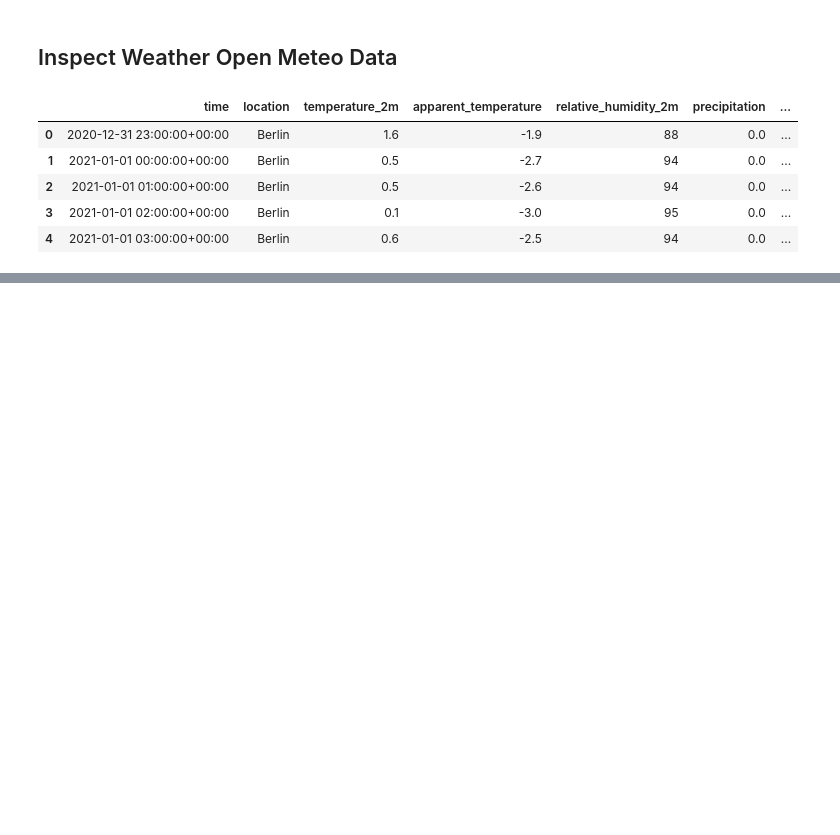
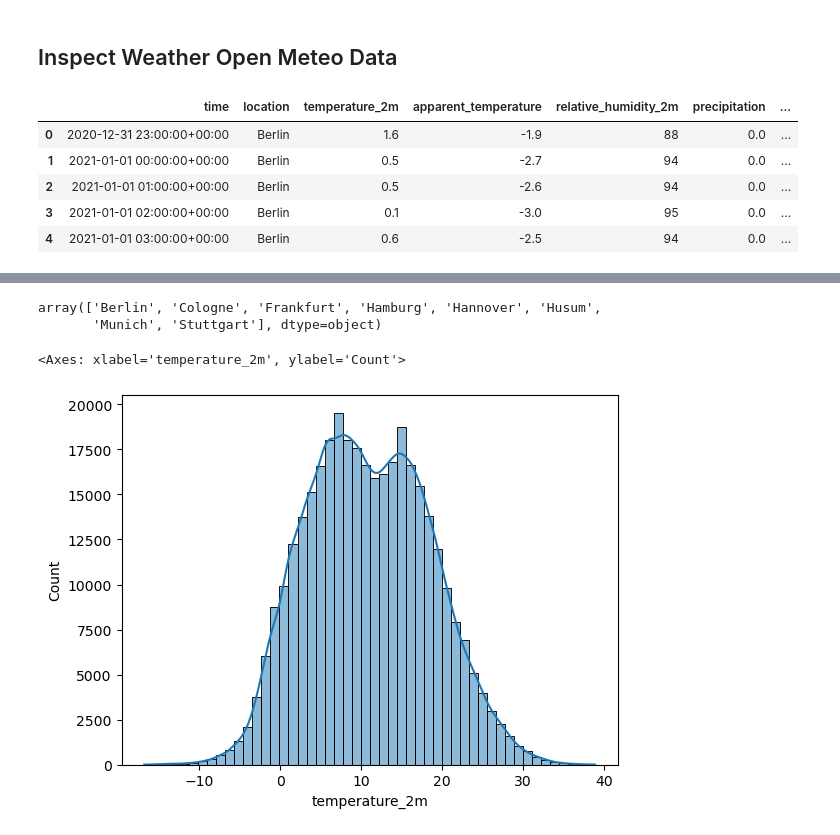
Before and after one commit to Dextar713/ML_Smart_Grid, a Jupyter notebook: processing/inspect_clean.ipynb, the cells around one changed output, grey strips where cells are left out. Drawn from its saved outputs; the diff is of its cells as text; code cells hidden in the pictures; blank space fills up the shorter version.

```diff
--- a/processing/inspect_clean.ipynb
+++ b/processing/inspect_clean.ipynb
@@ -271,0 +297,10 @@ weather_df.head()
+# %%
+weather_df['location'].unique()
+# %% [output]
+array(['Berlin', 'Cologne', 'Frankfurt', 'Hamburg', 'Hannover', 'Husum',
+       'Munich', 'Stuttgart'], dtype=object)
+# %%
+sns.histplot(weather_df['temperature_2m'], bins=50, kde=True)
+# %% [output]
+<Axes: xlabel='temperature_2m', ylabel='Count'>
+[figure, added]
```
Also changed, not shown: parts of 27 cells of this notebook, 4 other files.
